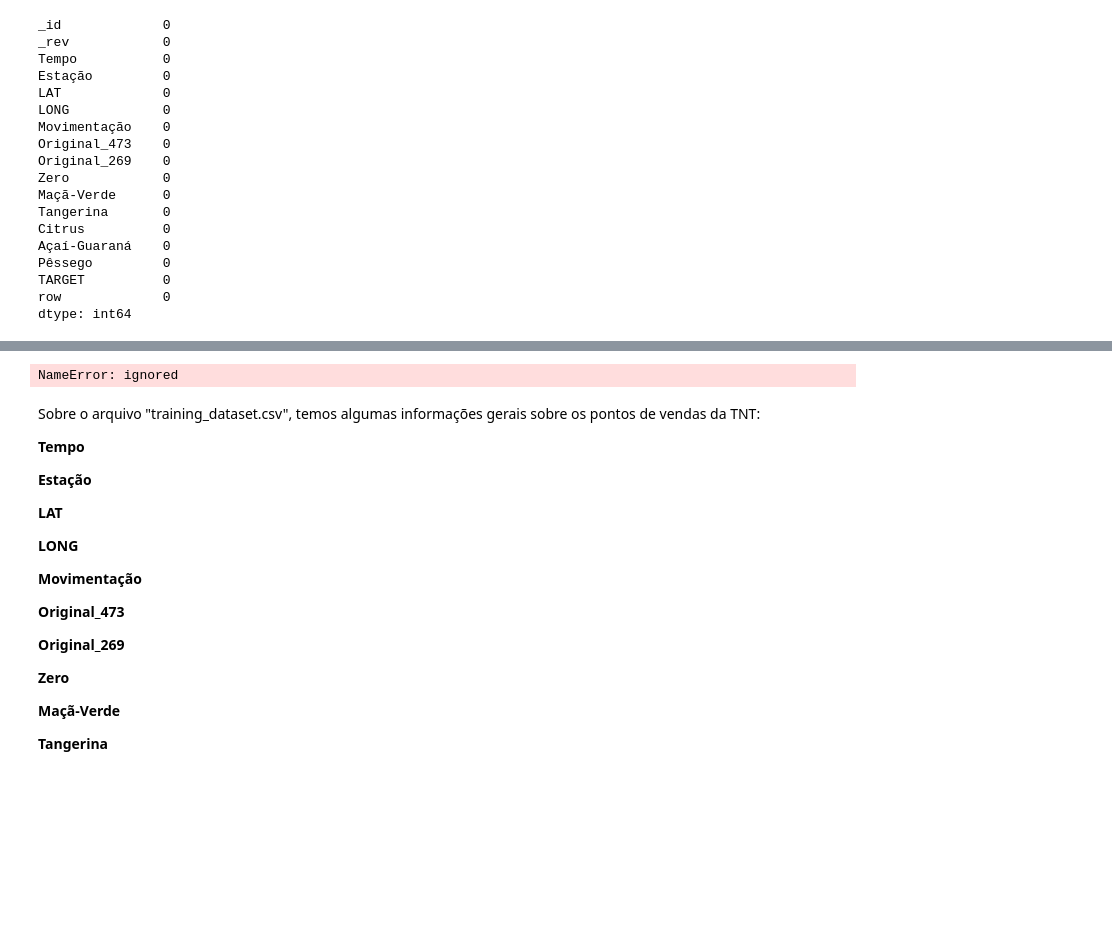
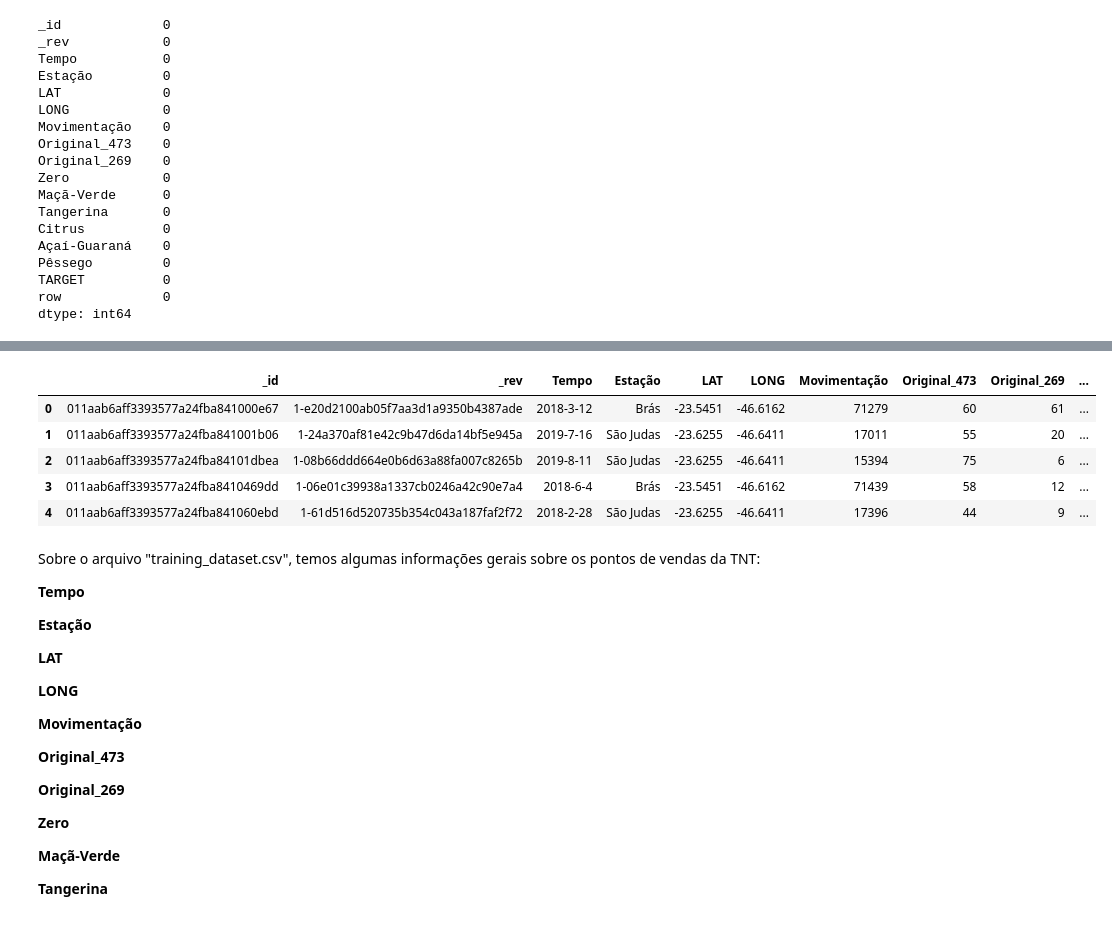
Before and after one commit to FabianoAlexandre/MBTC-TNT-Application-IOT, a Jupyter notebook: Desafio7_TNT.ipynb, the cells around one changed output, grey strips where cells are left out. Drawn from its saved outputs; the diff is of its cells as text; code cells hidden in the pictures; blank space fills up the shorter version.

```diff
--- a/Desafio7_TNT.ipynb
+++ b/Desafio7_TNT.ipynb
@@ -146,16 +119,3 @@ memory usage: 66.5+ KB
-# %%
-df_training_dataset['Açaí-Guaraná'] = df_training_dataset['Açaí-Guaraná'].astype(int64)
-df_training_dataset['Estação'] = df_training_dataset['Estação'].astype(int64)
-df_training_dataset['Citrus'] = df_training_dataset['Citrus'].astype(int64)
-df_training_dataset['Maçã-Verde'] = df_training_dataset['Maçã-Verde'].astype(int64)
-df_training_dataset['Pêssego'] = df_training_dataset['Pêssego'].astype(int64)
-df_training_dataset['Tangerina'] = df_training_dataset['Tangerina'].astype(int64)
-df_training_dataset['LAT'] = df_training_dataset['LAT'].astype(float)
-df_training_dataset['LONG'] = df_training_dataset['LONG'].astype(float)
-df_training_dataset['Movimentação'] = df_training_dataset['Movimentação'].astype(int64)
-df_training_dataset['Original_473'] = df_training_dataset['Original_473'].astype(int64)
-df_training_dataset['Original_269'] = df_training_dataset['Original_269'].astype(int64)
-df_training_dataset['Zero'] = df_training_dataset['Zero'].astype(int64)
 # %%
 df_training_dataset.nunique()
 # %% [output]
@@ -179,3 +139,3 @@ row             494
 dtype: int64
 # %%
-df_training_dataset['TargetNumber'] = df_training_dataset['TARGET'].map({"NORMAL" : 1, "REABASTECER" : 2})
+df_training_dataset['TargetNumber'] = df_training_dataset['TARGET'].map({"NORMAL" : 0, "REABASTECER" : 1})
@@ -184,8 +142,12 @@ df_training_dataset['TargetNumber'] = df_training_dataset['TARGET'].map({"NORMAL
-# %%
-df_training_dataset = df_data_1
-df_training_dataset.tail()
-# %% [output]
-NameError: ignored
+# %%
+df_training_dataset.head()
+# %% [output]
+|  | _id | _rev | Tempo | Estação | LAT | LONG | Movimentação | Original_473 | Original_269 | ... |
+| 0 | 011aab6aff3393577a24fba841000e67 | 1-e20d2100ab05f7aa3d1a9350b4387ade | 2018-3-12 | Brás | -23.5451 | -46.6162 | 71279 | 60 | 61 | ... |
+| 1 | 011aab6aff3393577a24fba841001b06 | 1-24a370af81e42c9b47d6da14bf5e945a | 2019-7-16 | São Judas | -23.6255 | -46.6411 | 17011 | 55 | 20 | ... |
+| 2 | 011aab6aff3393577a24fba84101dbea | 1-08b66ddd664e0b6d63a88fa007c8265b | 2019-8-11 | São Judas | -23.6255 | -46.6411 | 15394 | 75 | 6 | ... |
+| 3 | 011aab6aff3393577a24fba8410469dd | 1-06e01c39938a1337cb0246a42c90e7a4 | 2018-6-4 | Brás | -23.5451 | -46.6162 | 71439 | 58 | 12 | ... |
+| 4 | 011aab6aff3393577a24fba841060ebd | 1-61d516d520735b354c043a187faf2f72 | 2018-2-28 | São Judas | -23.6255 | -46.6411 | 17396 | 44 | 9 | ... |
 # %% [markdown]
 Sobre o arquivo "training_dataset.csv", temos algumas informações gerais sobre os pontos de vendas da TNT:
 
```
Also changed, not shown: parts of 27 cells of this notebook.
